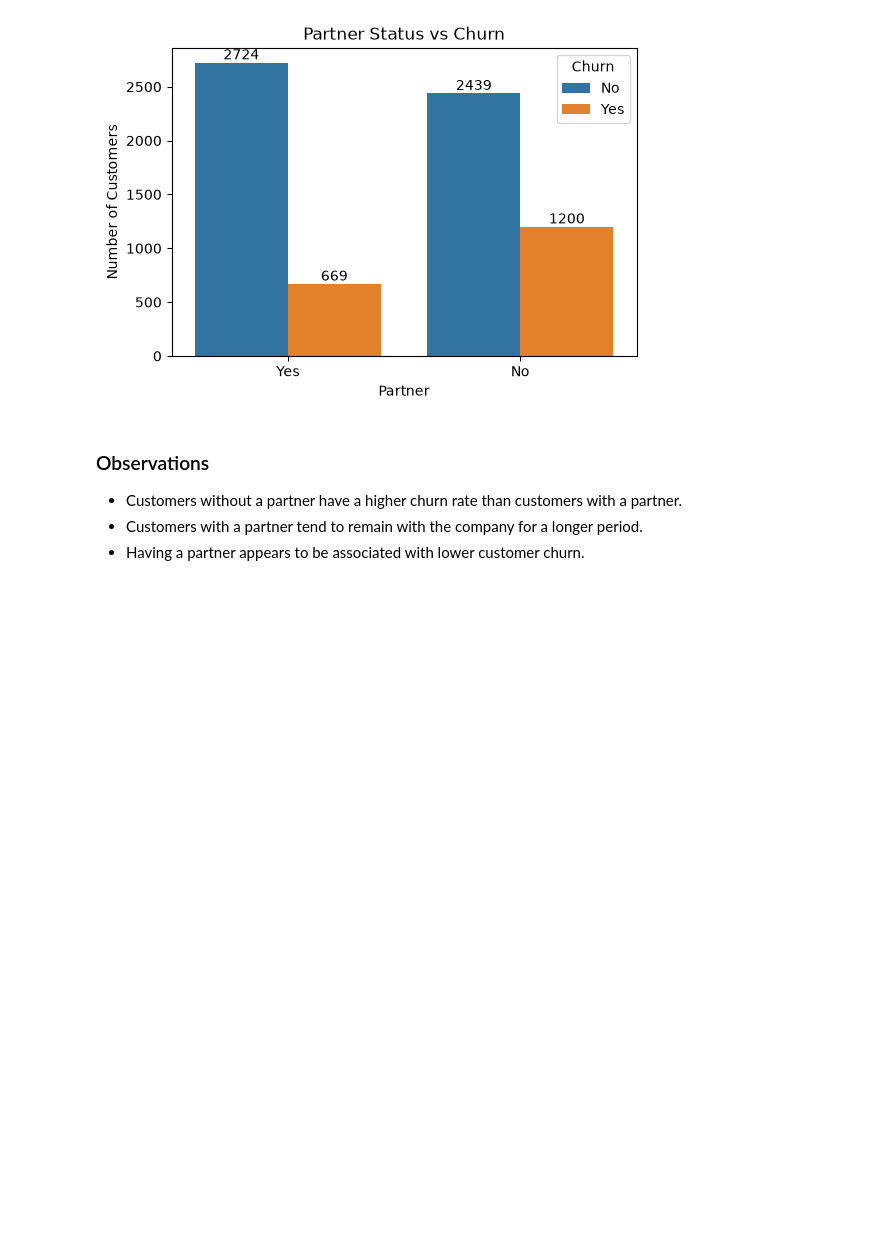
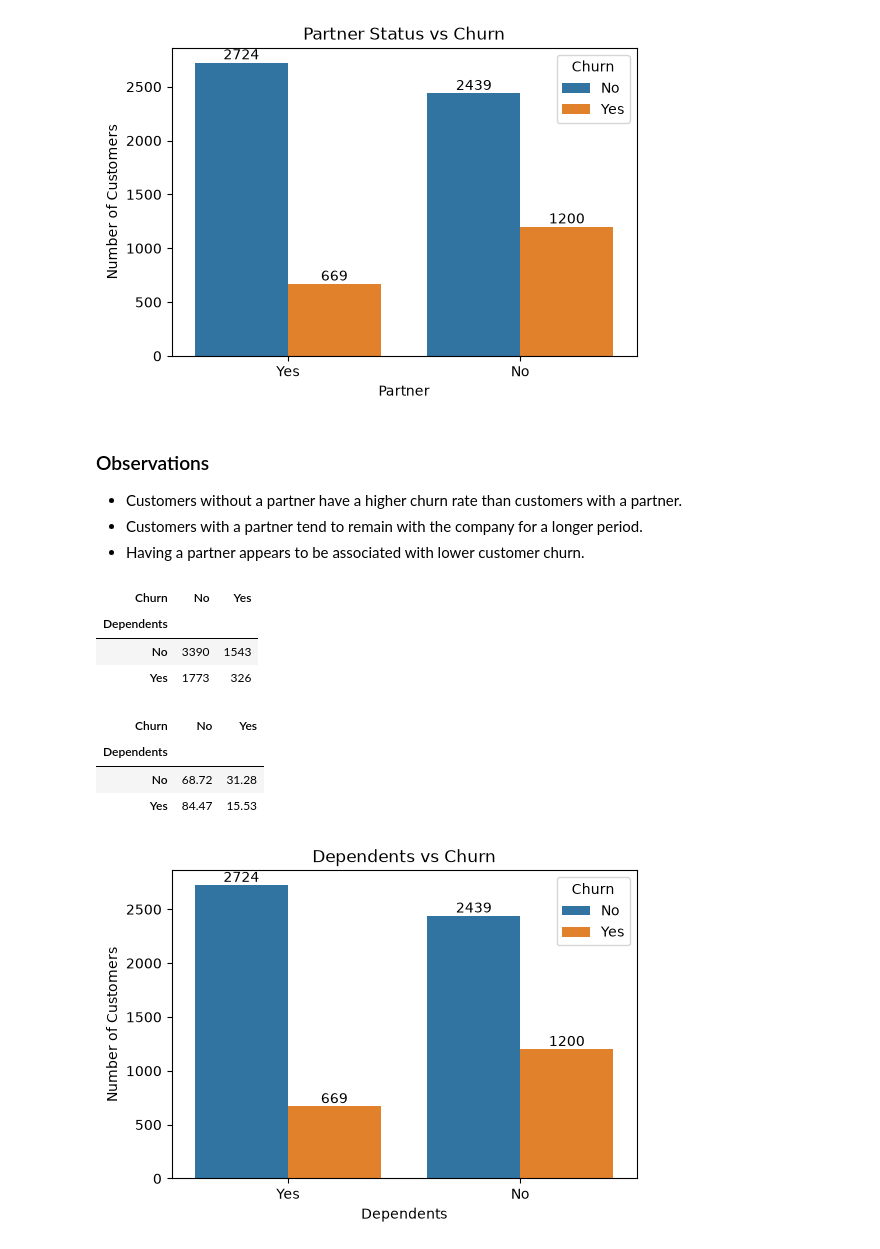
Before and after one commit to sagarjana00/Customer_Churn_Intelligence_Platform, a Jupyter notebook: notebooks/02_Exploratory_Data_Analysis.ipynb, the cells around one changed output. Cells and saved outputs as stored; diff of their text form; code cells hidden in the pictures; blank space fills up the shorter version.

Commit message:
Star of numerical Vs Churn Analysis

```diff
--- a/notebooks/02_Exploratory_Data_Analysis.ipynb
+++ b/notebooks/02_Exploratory_Data_Analysis.ipynb
@@ -604,3 +604,32 @@ plt.show()
 - Customers without a partner have a higher churn rate than customers with a partner.
 - Customers with a partner tend to remain with the company for a longer period.
 - Having a partner appears to be associated with lower customer churn.
+# %%
+pd.crosstab(df['Dependents'], df['Churn'])
+# %% [output]
+| Churn | No | Yes |
+| Dependents |  |  |
+| No | 3390 | 1543 |
+| Yes | 1773 | 326 |
+# %%
+pd.crosstab(df['Dependents'], df['Churn'], normalize='index').round(4) * 100
+# %% [output]
+| Churn | No | Yes |
+| Dependents |  |  |
+| No | 68.72 | 31.28 |
+| Yes | 84.47 | 15.53 |
+# %%
+plt.figure(figsize=(6,4))
+
+ax = sns.countplot(data=df, x="Partner", hue="Churn")
+
+for container in ax.containers:
+    ax.bar_label(container)
+
+plt.title("Dependents vs Churn")
+plt.xlabel("Dependents")
+plt.ylabel("Number of Customers")
+
+plt.show()
+# %% [output]
+[figure, added]
```
Also changed, not shown: parts of 19 cells of this notebook.
